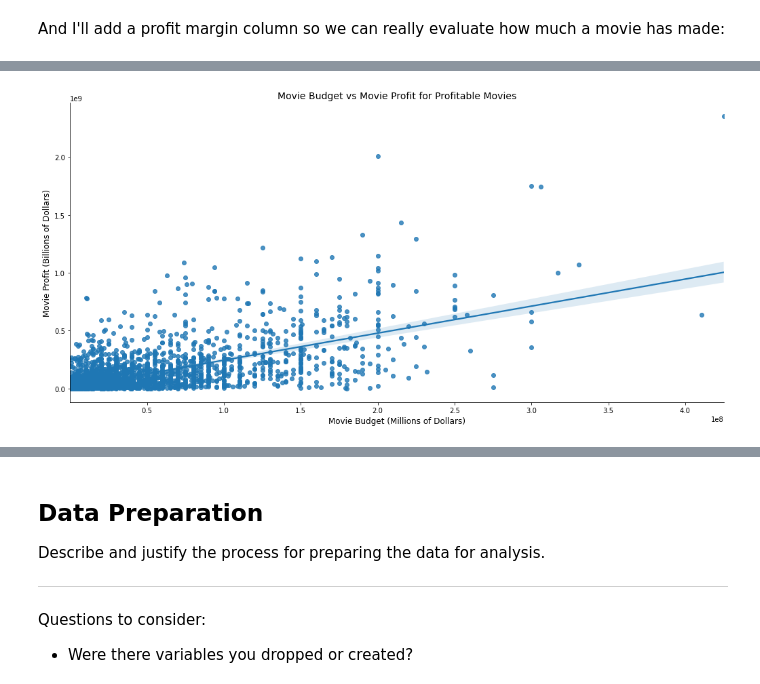
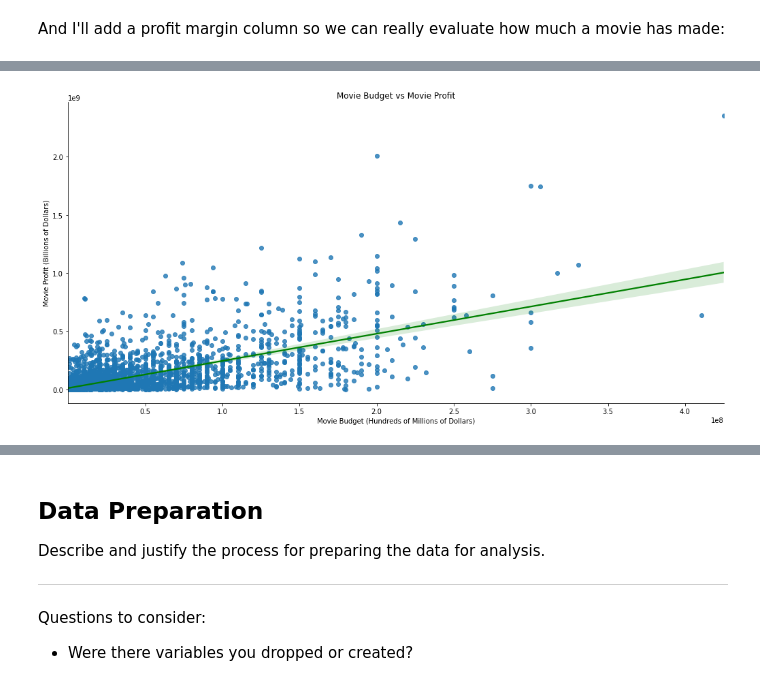
Before and after one commit to samtuleen/Phase1-Microsoft-Movie-Analysis-Project, a Jupyter notebook: Microsoft-Movie-Analysis.ipynb, the cells around one changed output, grey strips where cells are left out. Cells and saved outputs as stored; diff of their text form; code cells hidden in the pictures.

```diff
--- a/Microsoft-Movie-Analysis.ipynb
+++ b/Microsoft-Movie-Analysis.ipynb
@@ -147,7 +152,8 @@ Immediately the movie Dark Phoenix stands out as having a negative profit and pr
 # %%
 films_with_profit = profitable_movies.loc[profitable_movies['profit'] > 0]
 movies_ranked = films_with_profit.sort_values(by=['profit'], ascending=False)
-
+movies_ranked.reset_index(inplace=True)
+movies_ranked.drop(columns=['index'], inplace=True)
 movies_ranked.head(20)
 # %% [output]
 |  | id | release_date | movie | production_budget | domestic_gross | worldwide_gross | profit | ... |
@@ -175,8 +176,8 @@ plt.show()
 # %%
-ax1 = sns.lmplot(x='production_budget', y='profit', data=movies_ranked, height=7, aspect=2)
-plt.xlabel('Movie Budget (Millions of Dollars)', fontsize=12)
+ax1 = sns.lmplot(x='production_budget', y='profit', data=movies_ranked, line_kws={'color': 'green'}, height=7, aspect=2)
+plt.xlabel('Movie Budget (Hundreds of Millions of Dollars)', fontsize=10)
 plt.ticklabel_format(axis='x')
-plt.ylabel('Movie Profit (Billions of Dollars)', fontsize=12)
-plt.title('Movie Budget vs Movie Profit for Profitable Movies', fontsize=14);
+plt.ylabel('Movie Profit (Billions of Dollars)', fontsize=10)
+plt.title('Movie Budget vs Movie Profit', fontsize=12);
 # %% [output]
-[figure, old version]
+[figure, new version]
```
Also changed, not shown: parts of 16 cells of this notebook.
